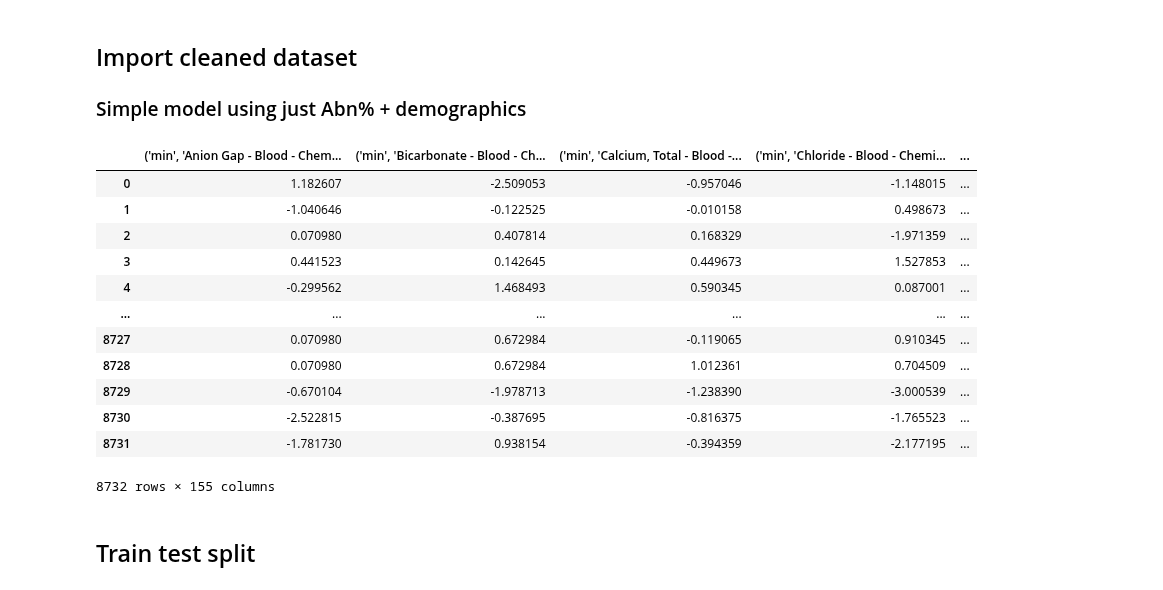
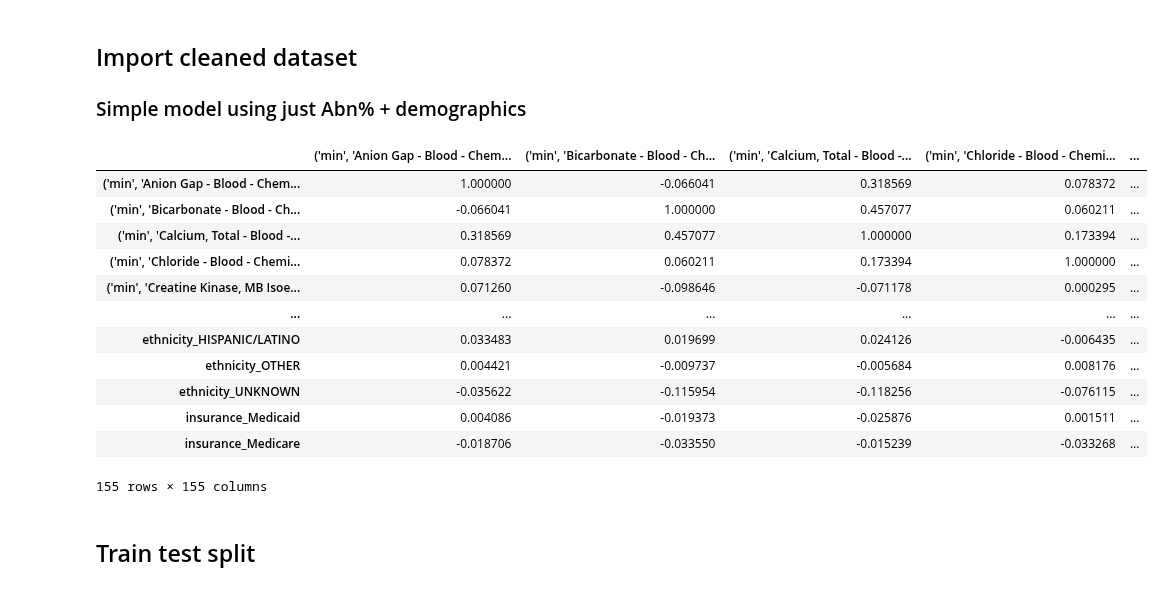
Before and after one commit to brandoncryu/disease_prediction, a Jupyter notebook: modelling/CHF_Modeling_full+ED+insurance_KNN.ipynb, the cells around one changed output. Drawn from its saved outputs; the diff is of its cells as text; code cells hidden in the pictures.

```diff
--- a/modelling/CHF_Modeling_full+ED+insurance_KNN.ipynb
+++ b/modelling/CHF_Modeling_full+ED+insurance_KNN.ipynb
@@ -40,21 +40,21 @@ hadm_target = pos_final_test.loc[:, 'pos']
 # scaler = StandardScaler()
 # hadm_features['age'] = scaler.fit_transform(hadm_features['age'].values.reshape(-1, 1))
 # %%
-hadm_features
+hadm_features.corr()
 # %% [output]
 |  | ('min', 'Anion Gap - Blood - Chem... | ('min', 'Bicarbonate - Blood - Ch... | ('min', 'Calcium, Total - Blood -... | ('min', 'Chloride - Blood - Chemi... | ... |
-| 0 | 1.182607 | -2.509053 | -0.957046 | -1.148015 | ... |
-| 1 | -1.040646 | -0.122525 | -0.010158 | 0.498673 | ... |
-| 2 | 0.070980 | 0.407814 | 0.168329 | -1.971359 | ... |
-| 3 | 0.441523 | 0.142645 | 0.449673 | 1.527853 | ... |
-| 4 | -0.299562 | 1.468493 | 0.590345 | 0.087001 | ... |
+| ('min', 'Anion Gap - Blood - Chem... | 1.000000 | -0.066041 | 0.318569 | 0.078372 | ... |
+| ('min', 'Bicarbonate - Blood - Ch... | -0.066041 | 1.000000 | 0.457077 | 0.060211 | ... |
+| ('min', 'Calcium, Total - Blood -... | 0.318569 | 0.457077 | 1.000000 | 0.173394 | ... |
+| ('min', 'Chloride - Blood - Chemi... | 0.078372 | 0.060211 | 0.173394 | 1.000000 | ... |
+| ('min', 'Creatine Kinase, MB Isoe... | 0.071260 | -0.098646 | -0.071178 | 0.000295 | ... |
 | ... | ... | ... | ... | ... | ... |
-| 8727 | 0.070980 | 0.672984 | -0.119065 | 0.910345 | ... |
-| 8728 | 0.070980 | 0.672984 | 1.012361 | 0.704509 | ... |
-| 8729 | -0.670104 | -1.978713 | -1.238390 | -3.000539 | ... |
-| 8730 | -2.522815 | -0.387695 | -0.816375 | -1.765523 | ... |
-| 8731 | -1.781730 | 0.938154 | -0.394359 | -2.177195 | ... |
+| ethnicity_HISPANIC/LATINO | 0.033483 | 0.019699 | 0.024126 | -0.006435 | ... |
+| ethnicity_OTHER | 0.004421 | -0.009737 | -0.005684 | 0.008176 | ... |
+| ethnicity_UNKNOWN | -0.035622 | -0.115954 | -0.118256 | -0.076115 | ... |
+| insurance_Medicaid | 0.004086 | -0.019373 | -0.025876 | 0.001511 | ... |
+| insurance_Medicare | -0.018706 | -0.033550 | -0.015239 | -0.033268 | ... |
-8732 rows × 155 columns
+155 rows × 155 columns
 # %% [markdown]
 ## Train test split
 # %%
```
Also changed, not shown: parts of 1 cell of this notebook, 6 other files.
